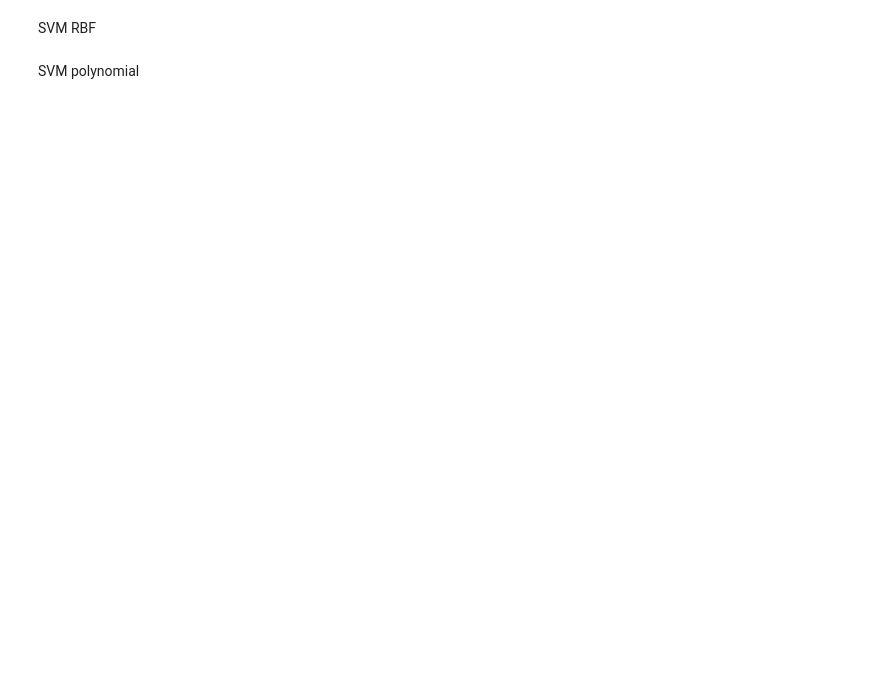
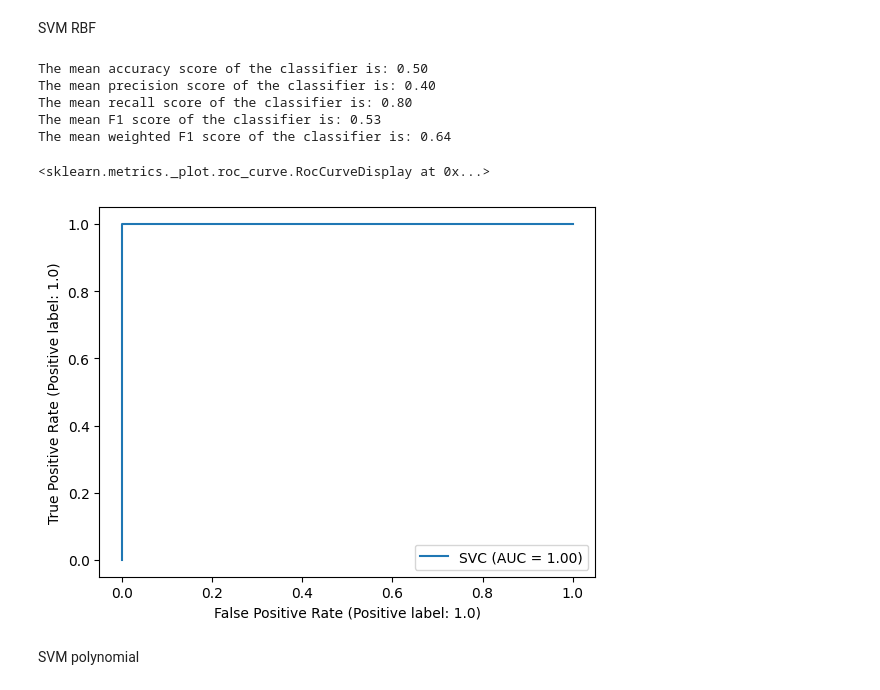
Before and after one commit to peterij/TM10007_Diagnosing_heart_disease, a Jupyter notebook: assignment.ipynb, the cells around one changed output. Drawn from its saved outputs; the diff is of its cells as text; code cells hidden in the pictures; blank space fills up the shorter version.

```diff
--- a/assignment.ipynb
+++ b/assignment.ipynb
@@ -293,40 +317,54 @@ SVM RBF
 # %%
 # SVM RBF
 svmrbf = SVC(kernel='rbf', gamma=0.1, C=0.1)
 svmrbf.fit(X_pca,y)
 
 # Compute the accuracy of the classifier
-accuracy_scores = cross_val_score(svmrbf, X_pca, y, cv=cv, scoring='accuracy')
+binary_accuracy = make_scorer(accuracy_score)
+accuracy_scores = cross_val_score(svmrbf, X_pca, y, cv=cv, scoring=binary_accuracy)
 mean_accuracy_score = accuracy_scores.mean()
 print("The mean accuracy score of the classifier is: {:.2f}".format(mean_accuracy_score))
 
 # Compute the precision of the classifier
-precision_scores = cross_val_score(svmrbf, X_pca, y, cv=cv, scoring='precision')
+binary_precision = make_scorer(precision_score, average='binary')
+precision_scores = cross_val_score(svmrbf, X_pca, y, cv=cv, scoring=binary_precision)
 mean_precision_score = precision_scores.mean()
 print("The mean precision score of the classifier is: {:.2f}".format(mean_precision_score))
 
 # Compute the recall of the classifier
-recall_scores = cross_val_score(svmrbf, X_pca, y, cv=cv, scoring='recall')
+binary_recall = make_scorer(recall_score, average='binary')
+recall_scores = cross_val_score(svmrbf, X_pca, y, cv=cv, scoring=binary_recall)
 mean_recall_score = recall_scores.mean()
 print("The mean recall score of the classifier is: {:.2f}".format(mean_recall_score))
 
 # Compute the F1 score of the classifier
-f1_scores = cross_val_score(svmrbf, X_pca, y, cv=cv, scoring='f1')
+binary_f1 = make_scorer(f1_score, average='binary')
+f1_scores = cross_val_score(svmrbf, X_pca, y, cv=cv, scoring=binary_f1)
 mean_f1_score = f1_scores.mean()
 print("The mean F1 score of the classifier is: {:.2f}".format(mean_f1_score))
 
 # Compute the weighted F1 score of the classifier
-fbeta_scorer = make_scorer(fbeta_score, beta=2)
+fbeta_scorer = make_scorer(fbeta_score, beta=1.732, average='binary')
 fbeta_scores = cross_val_score(svmrbf, X_pca, y, cv=cv, scoring=fbeta_scorer)
 mean_fbeta_score = fbeta_scores.mean()
 print("The mean weighted F1 score of the classifier is: {:.2f}".format(mean_fbeta_score))
 
-# # Optimize hyperparameters for highest recall
+# ROC curve
+RocCurveDisplay.from_estimator(svmrbf, X_pca, y)
+
+# # Optimize hyperparameters for highest weighted fbeta_score
 # param_grid = {'C': [0.1, 1, 10], 'gamma': [0.1, 1, 10]}
-# grid_search = GridSearchCV(estimator=svmrbf, param_grid=param_grid, cv=cv, scoring='recall')
+# grid_search = GridSearchCV(estimator=svmrbf, param_grid=param_grid, cv=cv, scoring=fbeta_scorer)
 # grid_search.fit(X_pca, y)
 # print("Best parameters: ", grid_search.best_params_)
-# print("Recall score: ", grid_search.best_score_)
+# %% [output]
+The mean accuracy score of the classifier is: 0.50
+The mean precision score of the classifier is: 0.40
+The mean recall score of the classifier is: 0.80
+The mean F1 score of the classifier is: 0.53
+The mean weighted F1 score of the classifier is: 0.64
+<sklearn.metrics._plot.roc_curve.RocCurveDisplay at 0x...>
+[figure, added]
 # %% [markdown]
 SVM polynomial
 # %%
```
Also changed, not shown: parts of 10 cells of this notebook.
